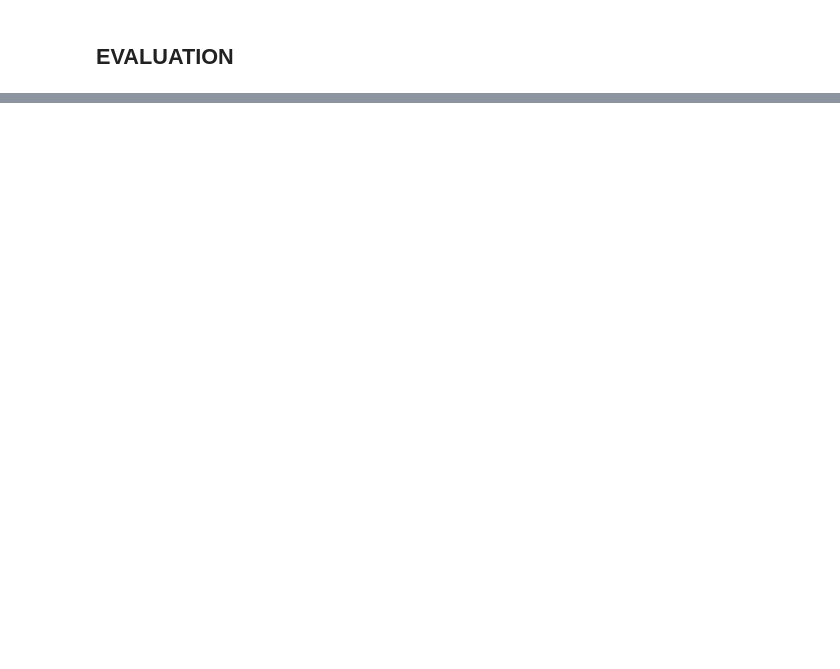
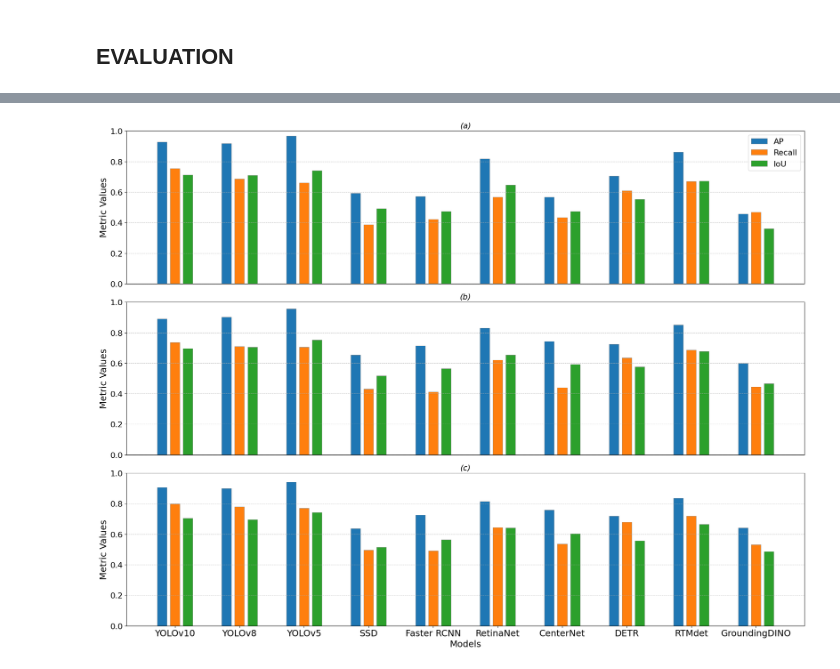
Before and after one commit to toelt-llc/FlightScope_Bench, a Jupyter notebook: 10_evaluation_metrics.ipynb, the cells around one changed output, grey strips where cells are left out. Cells and saved outputs as stored; diff of their text form; code cells hidden in the pictures; blank space fills up the shorter version.

```diff
--- a/10_evaluation_metrics.ipynb
+++ b/10_evaluation_metrics.ipynb
@@ -690,3 +897,21 @@ plt.show()
+# %%
+plt.figure(figsize=(20, 15))
+
+# Subplot train
+plt.subplot(3, 1, 1)
+plot_histogram2(metrics_dict_train, title='(a)', show_xlabel=False, show_ylabel=True, show_legend=True)
+
+# Subplot test
+plt.subplot(3, 1, 2)
+plot_histogram2(metrics_dict_test, title='(b)', show_xlabel=False, show_ylabel=True, show_legend=False)
+
+# Subplot val
+plt.subplot(3, 1, 3)
+plot_histogram2(metrics_dict_val, title='(c)', show_xlabel=True, show_ylabel=True, show_legend=False, save_path='output_histogram2.pdf')
+
+plt.show()
+# %% [output]
+[figure, added]
 # %%
 print('Train: \n')
 print(metrics_dict_train)
```
Also changed, not shown: parts of 11 cells of this notebook, 1 other file.
